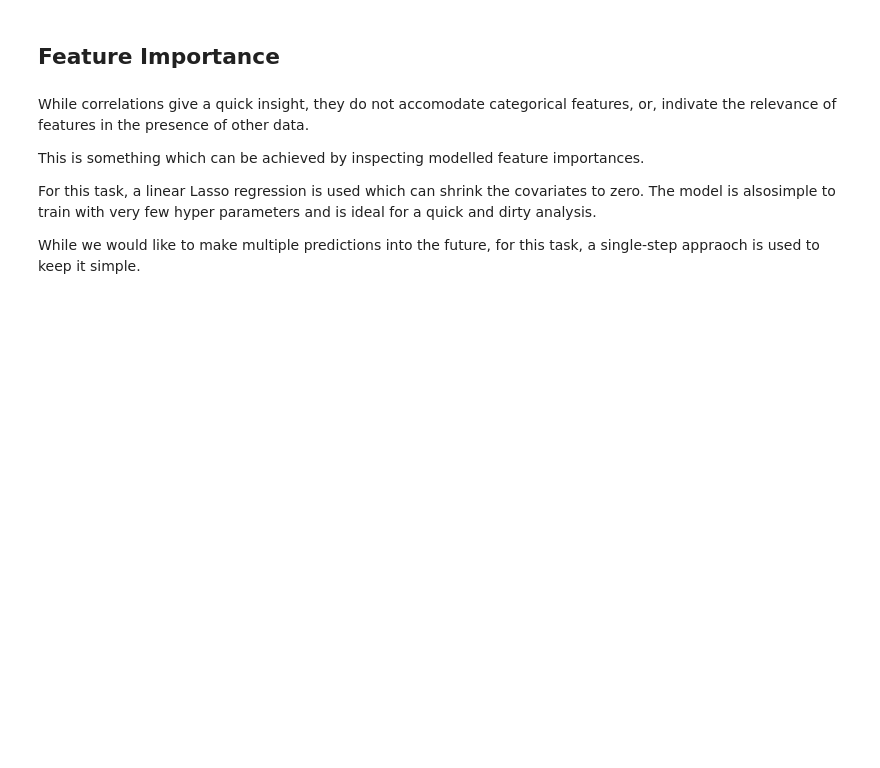
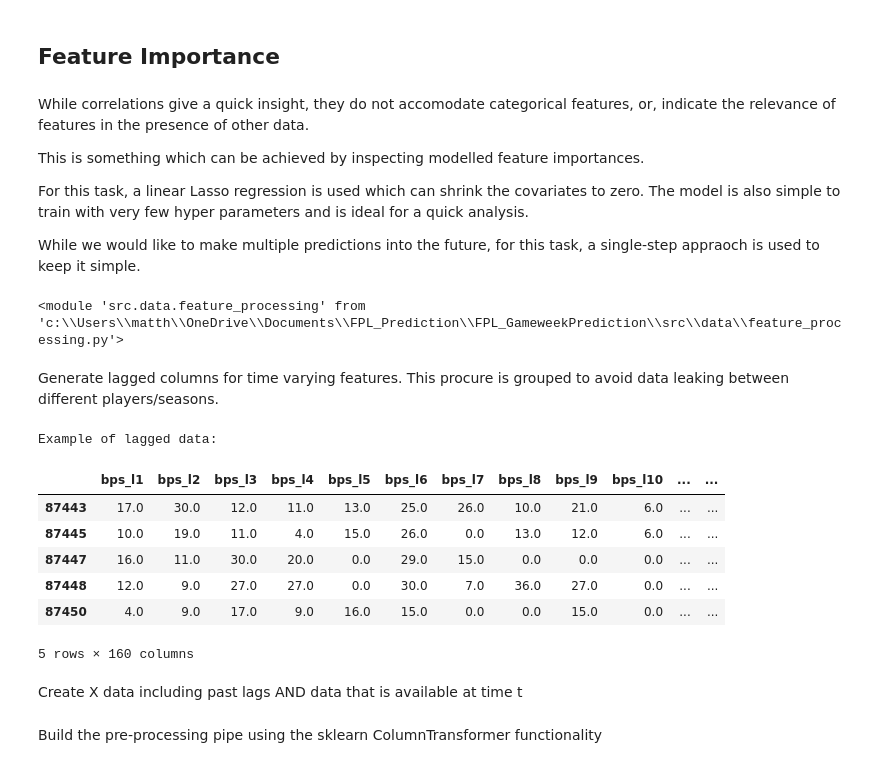
Before and after one commit to mps2e15/FPL_GameweekPrediction, a Jupyter notebook: notebooks/1. EDA.ipynb, the cells around one changed output. Cells and saved outputs as stored; diff of their text form; code cells hidden in the pictures; blank space fills up the shorter version.

```diff
--- a/notebooks/1. EDA.ipynb
+++ b/notebooks/1. EDA.ipynb
@@ -165,28 +153,51 @@ plt.show()
 # %% [markdown]
 ## Feature Importance
 # %% [markdown]
-While correlations give a quick insight, they do not accomodate categorical features, or, indivate the relevance of features in the presence of other data.
+While correlations give a quick insight, they do not accomodate categorical features, or, indicate the relevance of features in the presence of other data.
 
 This is something which can be achieved by inspecting modelled feature importances.
 
-For this task, a linear Lasso regression is used which can shrink the covariates to zero. The model is alsosimple to train with very few hyper parameters and is ideal for a quick and dirty analysis.
+For this task, a linear Lasso regression is used which can shrink the covariates to zero. The model is also simple to train with very few hyper parameters and is ideal for a quick analysis.
 
 While we would like to make multiple predictions into the future, for this task, a single-step appraoch is used to keep it simple.
+# %%
+import importlib
+import src
+importlib.reload(src)
+importlib.reload(src.data.feature_processing )
+# %% [output]
+<module 'src.data.feature_processing' from 'c:\\Users\\matth\\OneDrive\\Documents\\FPL_Prediction\\FPL_GameweekPrediction\\src\\data\\feature_processing.py'>
 # %%
 from src.data.feature_processing import gen_grouped_lagged_features
+# %% [markdown]
+Generate lagged columns for time varying features. This procure is grouped to avoid data leaking between different players/seasons.
 # %%
 #Func to generate lags of features
 from src.data.feature_processing import gen_grouped_lagged_features
 n_lags = 20
 
 time_varying_unknown_reals_X = gen_grouped_lagged_features(fpl_data.loc[points_ge25,TIME_VARYING_UNKNOWN_REALS+['uid']],group_col='uid',n_lags=n_lags)
 TIME_VARYING_UNKNOWN_REALS_TRANSFORMED = time_varying_unknown_reals_X.columns.values.tolist()
 
 time_varying_known_reals_X = gen_grouped_lagged_features(fpl_data.loc[points_ge25,TIME_VARYING_KNOWN_REALS+['uid']],group_col='uid',n_lags=n_lags)
 TIME_VARYING_KNOWN_REALS_TRANSFORMED = time_varying_known_reals_X.columns.values.tolist()
 
 time_varying_known_categoricals_X = gen_grouped_lagged_features(fpl_data.loc[points_ge25,TIME_VARYING_KNOWN_CATEGORICALS+['uid']],group_col='uid',n_lags=n_lags).astype('str')
 TIME_VARYING_KNOWN_CATEGORICALS_TRANSFORMED = time_varying_known_categoricals_X .columns.values.tolist()
 
 lagged_cols = TIME_VARYING_UNKNOWN_REALS_TRANSFORMED+TIME_VARYING_KNOWN_REALS_TRANSFORMED+TIME_VARYING_KNOWN_CATEGORICALS_TRANSFORMED
+
+print('Example of lagged data:')
+time_varying_unknown_reals_X.tail()
+# %% [output]
+Example of lagged data:
+|  | bps_l1 | bps_l2 | bps_l3 | bps_l4 | bps_l5 | bps_l6 | bps_l7 | bps_l8 | bps_l9 | bps_l10 | ... | ... |
+| 87443 | 17.0 | 30.0 | 12.0 | 11.0 | 13.0 | 25.0 | 26.0 | 10.0 | 21.0 | 6.0 | ... | ... |
+| 87445 | 10.0 | 19.0 | 11.0 | 4.0 | 15.0 | 26.0 | 0.0 | 13.0 | 12.0 | 6.0 | ... | ... |
+| 87447 | 16.0 | 11.0 | 30.0 | 20.0 | 0.0 | 29.0 | 15.0 | 0.0 | 0.0 | 0.0 | ... | ... |
+| 87448 | 12.0 | 9.0 | 27.0 | 27.0 | 0.0 | 30.0 | 7.0 | 36.0 | 27.0 | 0.0 | ... | ... |
+| 87450 | 4.0 | 9.0 | 17.0 | 9.0 | 16.0 | 15.0 | 0.0 | 0.0 | 15.0 | 0.0 | ... | ... |
+5 rows × 160 columns
+# %% [markdown]
+Create X data including past lags AND data that is available at time t
 # %%
@@ -197,4 +211,6 @@ X = pd.concat([X,time_varying_unknown_reals_X,time_varying_known_reals_X,time_va
 y= fpl_data.loc[points_ge25,TARGET]
+# %% [markdown]
+Build the pre-processing pipe using the sklearn ColumnTransformer functionality
 # %%
 from sklearn.compose import ColumnTransformer
 from sklearn.preprocessing import StandardScaler, OneHotEncoder
```
Also changed, not shown: parts of 24 cells of this notebook, 3 other files.
